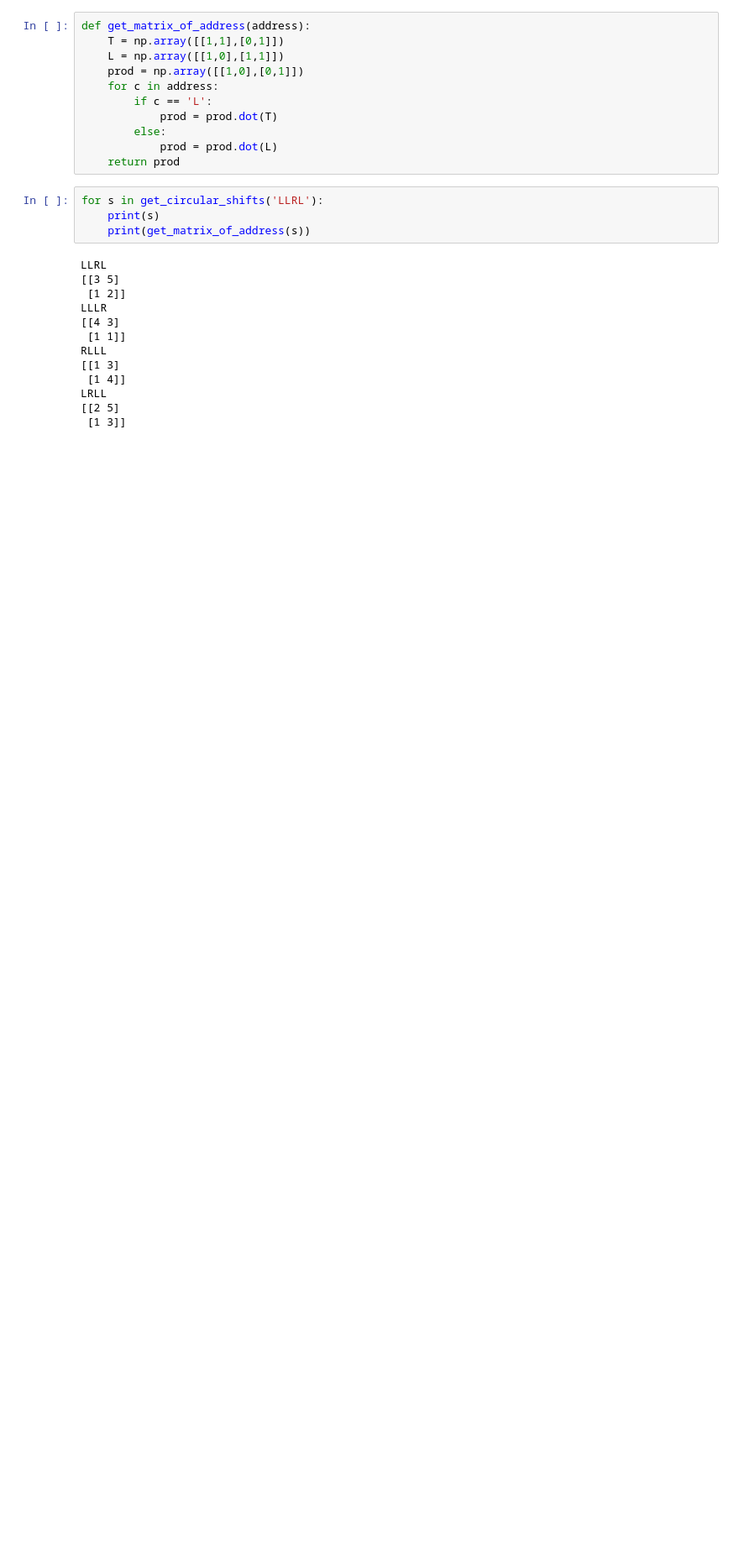
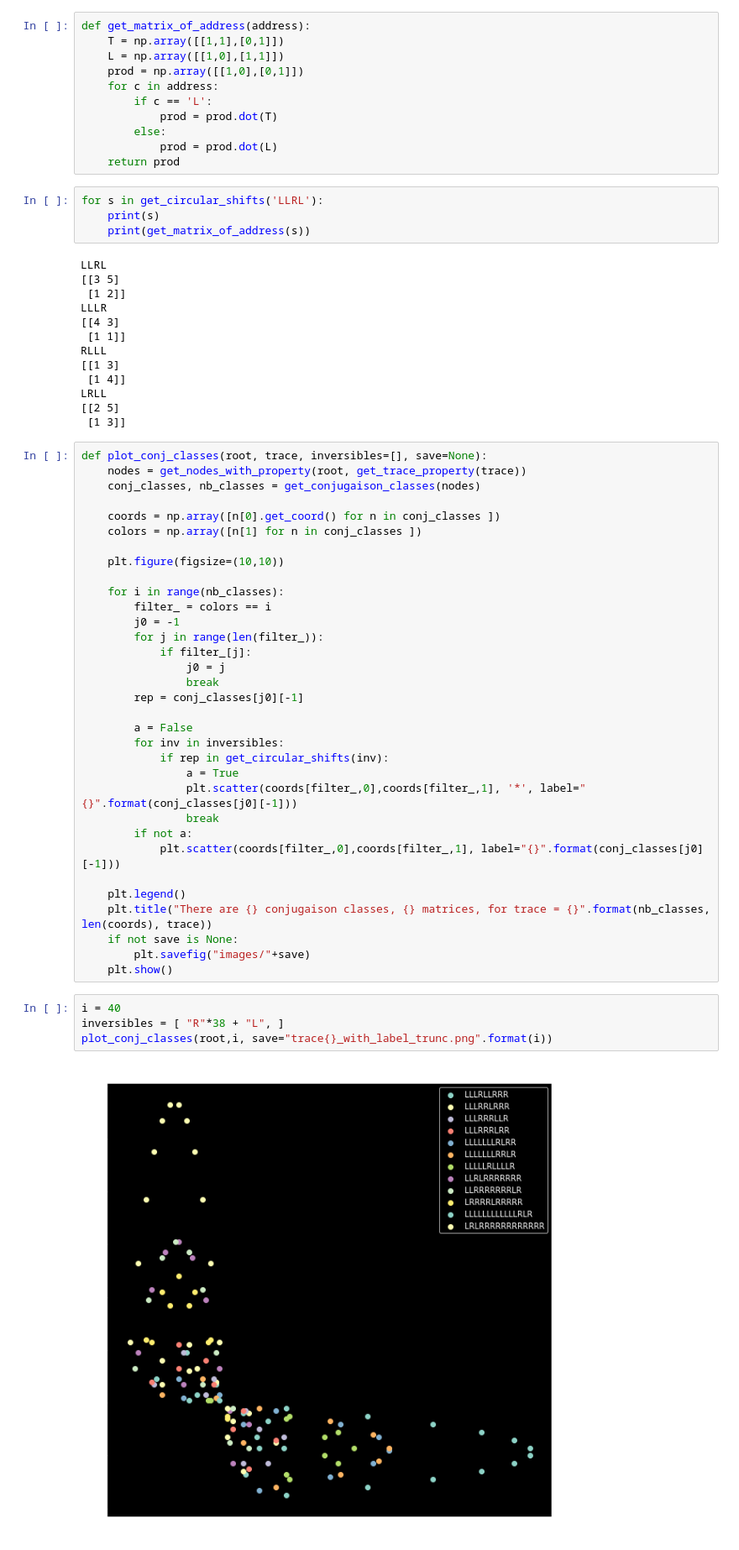
Before and after one commit to tcosmo/groupeModulaire, a Jupyter notebook: Visu.ipynb, the cells around one changed output. Shown at 84% size. Saved outputs shown, nothing was run; the diff lists cells and outputs as text; blank space fills up the shorter version.

```diff
--- a/Visu.ipynb
+++ b/Visu.ipynb
@@ -447,3 +429,42 @@ RLLL
 LRLL
 [[2 5]
  [1 3]]
+# %%
+def plot_conj_classes(root, trace, inversibles=[], save=None):
+    nodes = get_nodes_with_property(root, get_trace_property(trace))
+    conj_classes, nb_classes = get_conjugaison_classes(nodes)
+
+    coords = np.array([n[0].get_coord() for n in conj_classes ])
+    colors = np.array([n[1] for n in conj_classes ])
+
+    plt.figure(figsize=(10,10))
+
+    for i in range(nb_classes):
+        filter_ = colors == i
+        j0 = -1
+        for j in range(len(filter_)):
+            if filter_[j]:
+                j0 = j
+                break
+        rep = conj_classes[j0][-1]
+
+        a = False
+        for inv in inversibles:
+            if rep in get_circular_shifts(inv):
+                a = True
+                plt.scatter(coords[filter_,0],coords[filter_,1], '*', label="{}".format(conj_classes[j0][-1]))
+                break
+        if not a:
+            plt.scatter(coords[filter_,0],coords[filter_,1], label="{}".format(conj_classes[j0][-1]))
+
+    plt.legend()
+    plt.title("There are {} conjugaison classes, {} matrices, for trace = {}".format(nb_classes, len(coords), trace))
+    if not save is None:
+        plt.savefig("images/"+save)
+    plt.show()
+# %%
+i = 40
+inversibles = [ "R"*38 + "L", ]
+plot_conj_classes(root,i, save="trace{}_with_label_trunc.png".format(i))
+# %% [output]
+[figure, added]
```
Also changed, not shown: parts of 9 cells of this notebook, 16 other files.
